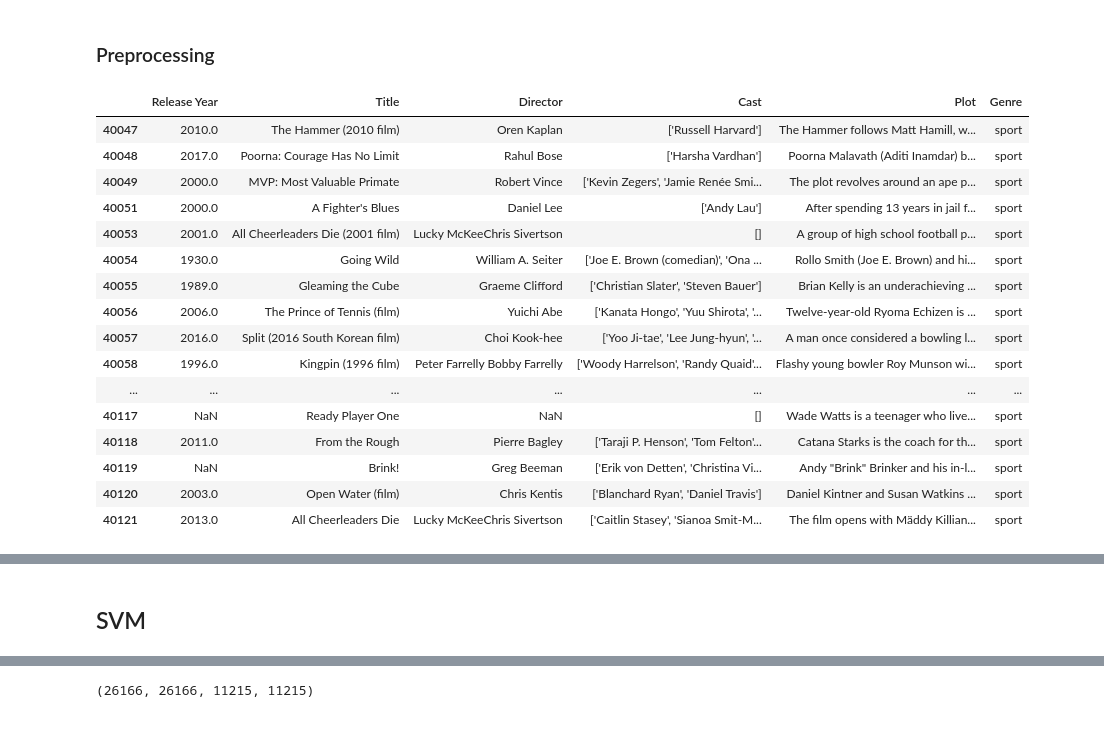
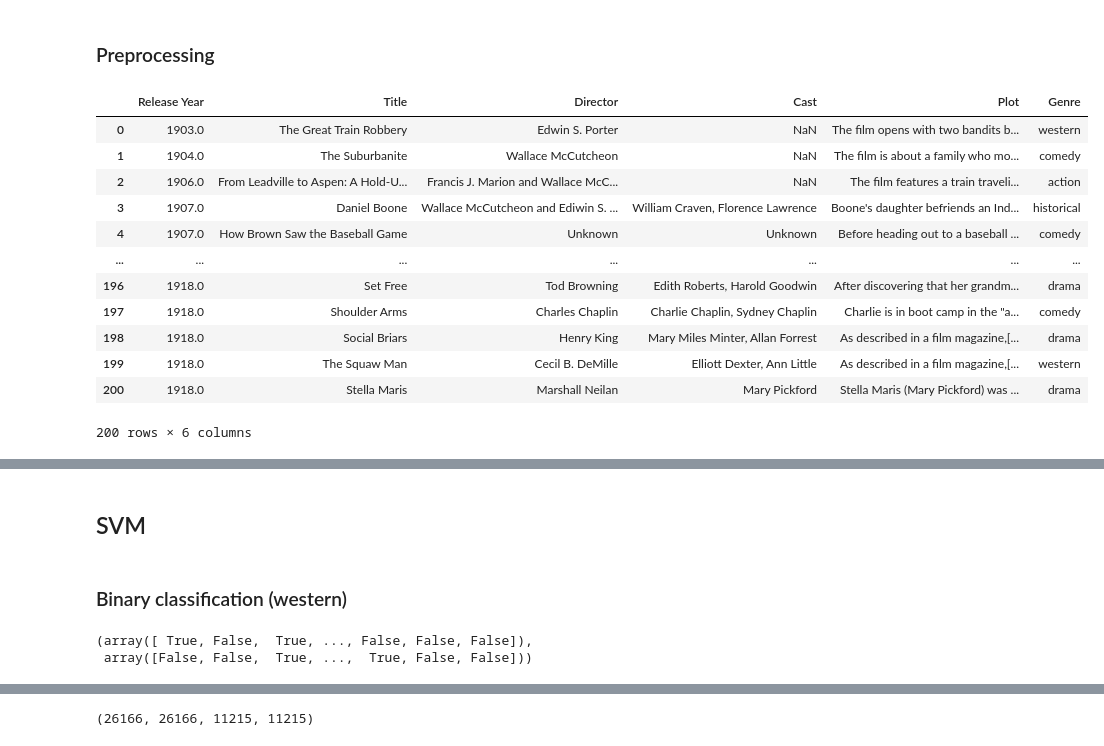
Before and after one commit to EnnedueJ/Text-Analytics-Project, a Jupyter notebook: Classification_SVM.ipynb, the cells around one changed output, grey strips where cells are left out. Cells and saved outputs as stored; diff of their text form; code cells hidden in the pictures.

Commit message:
Added NB for NN (draft). Added binary classification (western)

```diff
--- a/Classification.ipynb
+++ b/Classification_SVM.ipynb
@@ -5,30 +5,26 @@
 # %%
 import pandas as pd
 
 df = pd.read_csv('movie_dataset_classification.csv',index_col=0)
 df.dropna(subset=['Plot'], inplace=True)
 df.drop_duplicates(subset=['Title','Plot'], inplace=True)
 #removing low frequency genres
 counts = df.Genre.value_counts()
 counts = list(counts[counts < 150].index)
 df = df[~df['Genre'].isin(counts)]
-df.tail(60)
+df.head(200)
 # %% [output]
 |  | Release Year | Title | Director | Cast | Plot | Genre |
-| 40047 | 2010.0 | The Hammer (2010 film) | Oren Kaplan | ['Russell Harvard'] | The Hammer follows Matt Hamill, w... | sport |
-| 40048 | 2017.0 | Poorna: Courage Has No Limit | Rahul Bose | ['Harsha Vardhan'] | Poorna Malavath (Aditi Inamdar) b... | sport |
-| 40049 | 2000.0 | MVP: Most Valuable Primate | Robert Vince | ['Kevin Zegers', 'Jamie Renée Smi... | The plot revolves around an ape p... | sport |
-| 40051 | 2000.0 | A Fighter's Blues | Daniel Lee | ['Andy Lau'] | After spending 13 years in jail f... | sport |
-| 40053 | 2001.0 | All Cheerleaders Die (2001 film) | Lucky McKeeChris Sivertson | [] | A group of high school football p... | sport |
-| 40054 | 1930.0 | Going Wild | William A. Seiter | ['Joe E. Brown (comedian)', 'Ona ... | Rollo Smith (Joe E. Brown) and hi... | sport |
-| 40055 | 1989.0 | Gleaming the Cube | Graeme Clifford | ['Christian Slater', 'Steven Bauer'] | Brian Kelly is an underachieving ... | sport |
-| 40056 | 2006.0 | The Prince of Tennis (film) | Yuichi Abe | ['Kanata Hongo', 'Yuu Shirota', '... | Twelve-year-old Ryoma Echizen is ... | sport |
-| 40057 | 2016.0 | Split (2016 South Korean film) | Choi Kook-hee | ['Yoo Ji-tae', 'Lee Jung-hyun', '... | A man once considered a bowling l... | sport |
-| 40058 | 1996.0 | Kingpin (1996 film) | Peter Farrelly Bobby Farrelly | ['Woody Harrelson', 'Randy Quaid'... | Flashy young bowler Roy Munson wi... | sport |
+| 0 | 1903.0 | The Great Train Robbery | Edwin S. Porter | NaN | The film opens with two bandits b... | western |
+| 1 | 1904.0 | The Suburbanite | Wallace McCutcheon | NaN | The film is about a family who mo... | comedy |
+| 2 | 1906.0 | From Leadville to Aspen: A Hold-U... | Francis J. Marion and Wallace McC... | NaN | The film features a train traveli... | action |
+| 3 | 1907.0 | Daniel Boone | Wallace McCutcheon and Ediwin S. ... | William Craven, Florence Lawrence | Boone's daughter befriends an Ind... | historical |
+| 4 | 1907.0 | How Brown Saw the Baseball Game | Unknown | Unknown | Before heading out to a baseball ... | comedy |
 | ... | ... | ... | ... | ... | ... | ... |
-| 40117 | NaN | Ready Player One | NaN | [] | Wade Watts is a teenager who live... | sport |
-| 40118 | 2011.0 | From the Rough | Pierre Bagley | ['Taraji P. Henson', 'Tom Felton'... | Catana Starks is the coach for th... | sport |
-| 40119 | NaN | Brink! | Greg Beeman | ['Erik von Detten', 'Christina Vi... | Andy "Brink" Brinker and his in-l... | sport |
-| 40120 | 2003.0 | Open Water (film) | Chris Kentis | ['Blanchard Ryan', 'Daniel Travis'] | Daniel Kintner and Susan Watkins ... | sport |
-| 40121 | 2013.0 | All Cheerleaders Die | Lucky McKeeChris Sivertson | ['Caitlin Stasey', 'Sianoa Smit-M... | The film opens with Mäddy Killian... | sport |
+| 196 | 1918.0 | Set Free | Tod Browning | Edith Roberts, Harold Goodwin | After discovering that her grandm... | drama |
+| 197 | 1918.0 | Shoulder Arms | Charles Chaplin | Charlie Chaplin, Sydney Chaplin | Charlie is in boot camp in the "a... | comedy |
+| 198 | 1918.0 | Social Briars | Henry King | Mary Miles Minter, Allan Forrest | As described in a film magazine,[... | drama |
+| 199 | 1918.0 | The Squaw Man | Cecil B. DeMille | Elliott Dexter, Ann Little | As described in a film magazine,[... | western |
+| 200 | 1918.0 | Stella Maris | Marshall Neilan | Mary Pickford | Stella Maris (Mary Pickford) was ... | drama |
+200 rows × 6 columns
 # %%
@@ -56,3 +52,5 @@ biography           219
 Name: Genre, dtype: int64
 # %% [markdown]
 ## SVM
+# %% [markdown]
+### Binary classification (western)
@@ -58,0 +63,10 @@ Name: Genre, dtype: int64
+# %%
+import numpy as np
+
+sample_idx = 0
+y_train_bin = np.asarray(y_train)==y_train[sample_idx]
+y_test_bin = np.asarray(y_test)==y_train[sample_idx]
+y_train_bin,y_test_bin
+# %% [output]
+(array([ True, False,  True, ..., False, False, False]),
+ array([False, False,  True, ...,  True, False, False]))
```
Also changed, not shown: parts of 10 cells of this notebook.
